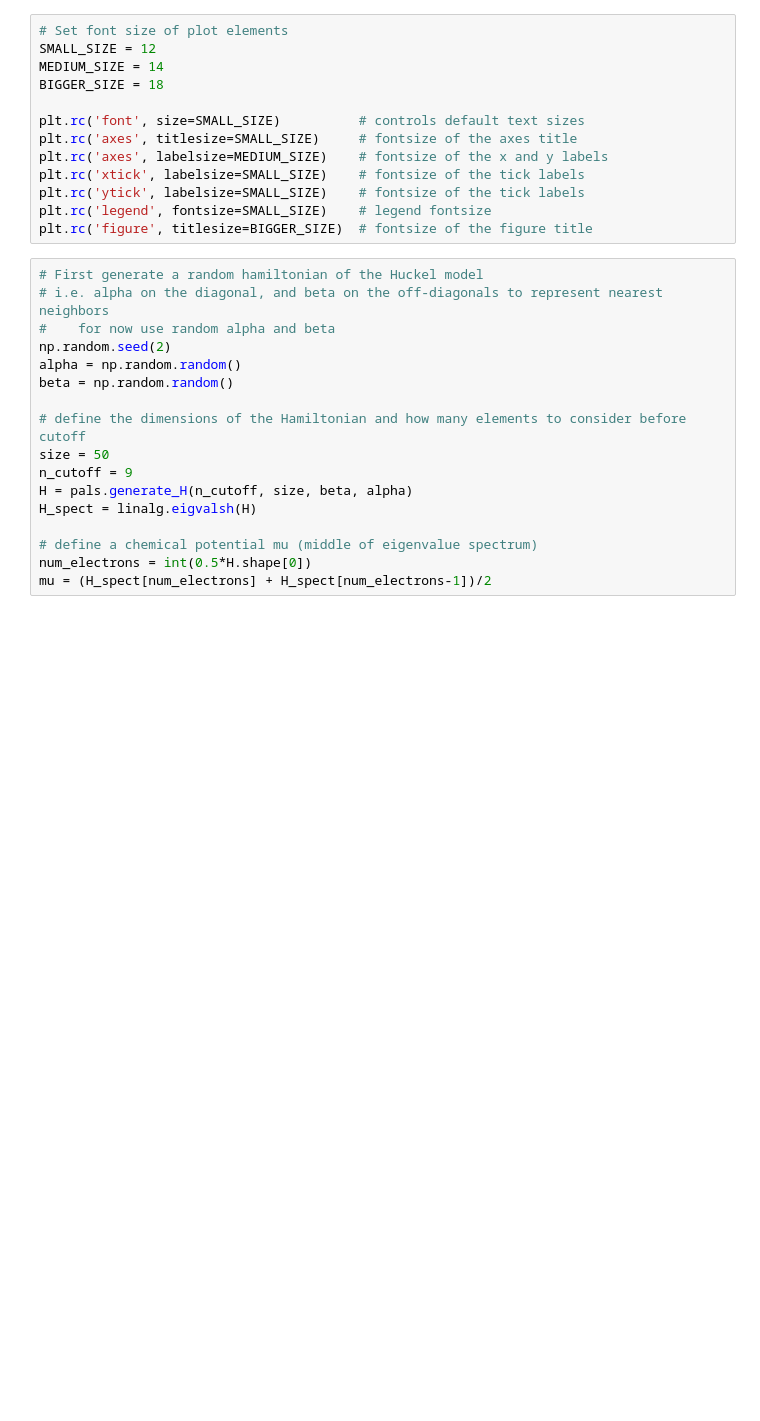
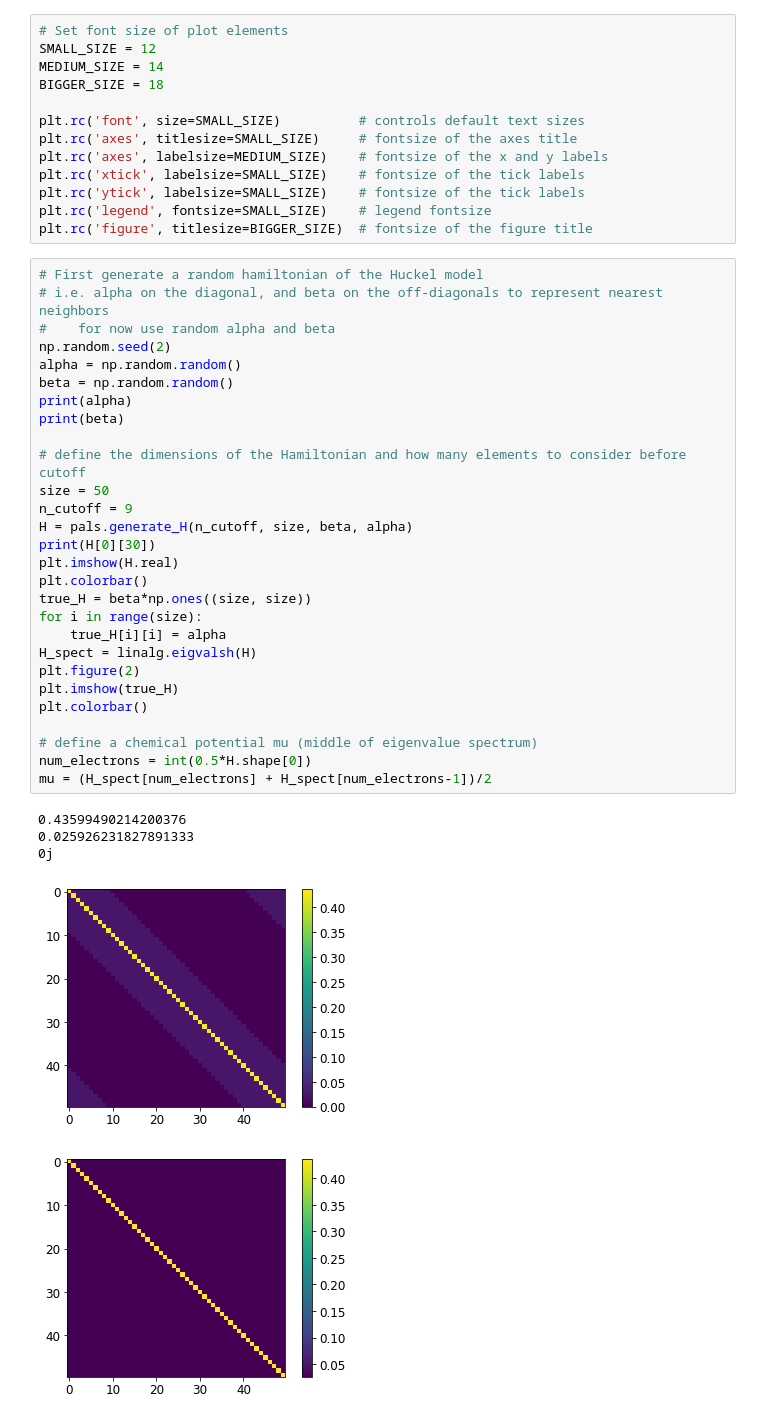
Before and after one commit to jleamer/DMM, a Jupyter notebook: RK4_DMM/Huckel_model.ipynb, the cells around one changed output. Cells and saved outputs as stored; diff of their text form; blank space fills up the shorter version.

```diff
--- a/RK4_DMM/Huckel_model.ipynb
+++ b/RK4_DMM/Huckel_model.ipynb
@@ -32,20 +32,37 @@ plt.rc('figure', titlesize=BIGGER_SIZE)  # fontsize of the figure title
 # %%
 # First generate a random hamiltonian of the Huckel model
 # i.e. alpha on the diagonal, and beta on the off-diagonals to represent nearest neighbors
 #    for now use random alpha and beta
 np.random.seed(2)
 alpha = np.random.random()
 beta = np.random.random()
+print(alpha)
+print(beta)
 
 # define the dimensions of the Hamiltonian and how many elements to consider before cutoff
 size = 50
 n_cutoff = 9
 H = pals.generate_H(n_cutoff, size, beta, alpha)
+print(H[0][30])
+plt.imshow(H.real)
+plt.colorbar()
+true_H = beta*np.ones((size, size))
+for i in range(size):
+    true_H[i][i] = alpha
 H_spect = linalg.eigvalsh(H)
+plt.figure(2)
+plt.imshow(true_H)
+plt.colorbar()
 
 # define a chemical potential mu (middle of eigenvalue spectrum)
 num_electrons = int(0.5*H.shape[0])
 mu = (H_spect[num_electrons] + H_spect[num_electrons-1])/2
+# %% [output]
+0.43599490214200376
+0.025926231827891333
+0j
+[figure, added]
+[figure, added]
 # %%
 # Exact answers using Heaviside step function and Fermi-dirac statistics
 # Heaviside - this simulates 0 tempurature
```
Also changed, not shown: parts of 13 cells of this notebook, 34 other files.
